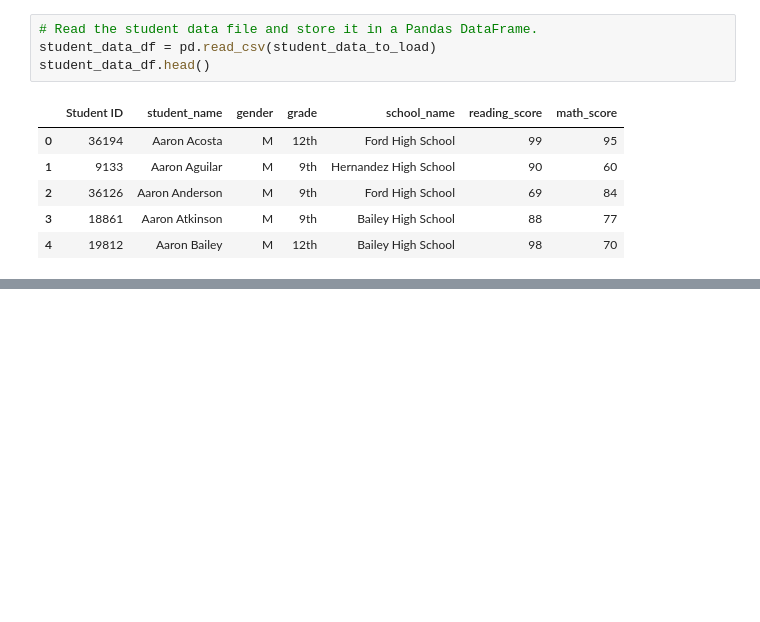
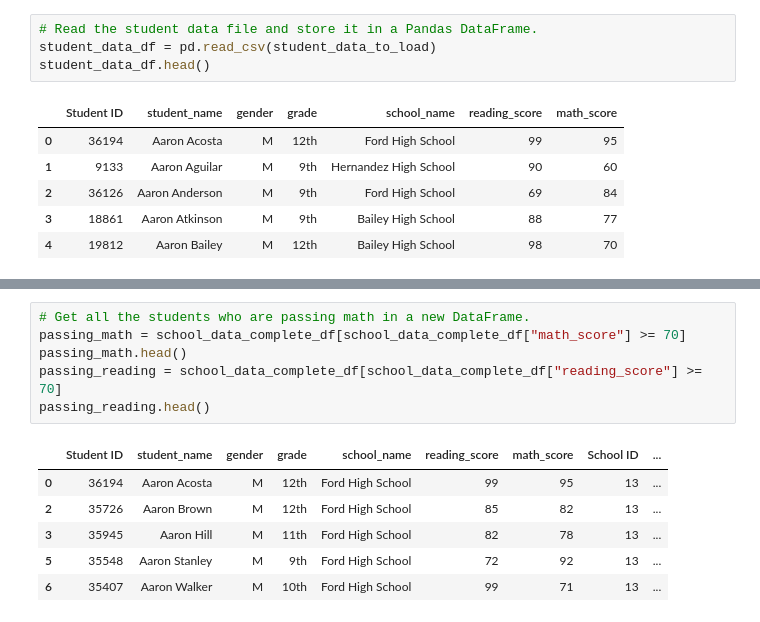
Before and after one commit to Sirius0531/School_District_Analysis, a Jupyter notebook: PyCitySchools.ipynb, the cells around one changed output, grey strips where cells are left out. Saved outputs shown, nothing was run; the diff lists cells and outputs as text; blank space fills up the shorter version.

```diff
--- a/PyCitySchools.ipynb
+++ b/PyCitySchools.ipynb
@@ -40,0 +206,13 @@ student_data_df.head()
+# %%
+# Get all the students who are passing math in a new DataFrame.
+passing_math = school_data_complete_df[school_data_complete_df["math_score"] >= 70]
+passing_math.head()
+passing_reading = school_data_complete_df[school_data_complete_df["reading_score"] >= 70]
+passing_reading.head()
+# %% [output]
+|  | Student ID | student_name | gender | grade | school_name | reading_score | math_score | School ID | ... |
+| 0 | 36194 | Aaron Acosta | M | 12th | Ford High School | 99 | 95 | 13 | ... |
+| 2 | 35726 | Aaron Brown | M | 12th | Ford High School | 85 | 82 | 13 | ... |
+| 3 | 35945 | Aaron Hill | M | 11th | Ford High School | 82 | 78 | 13 | ... |
+| 5 | 35548 | Aaron Stanley | M | 9th | Ford High School | 72 | 92 | 13 | ... |
+| 6 | 35407 | Aaron Walker | M | 10th | Ford High School | 99 | 71 | 13 | ... |
```
Also changed, not shown: parts of 31 cells of this notebook, 5 other files.
